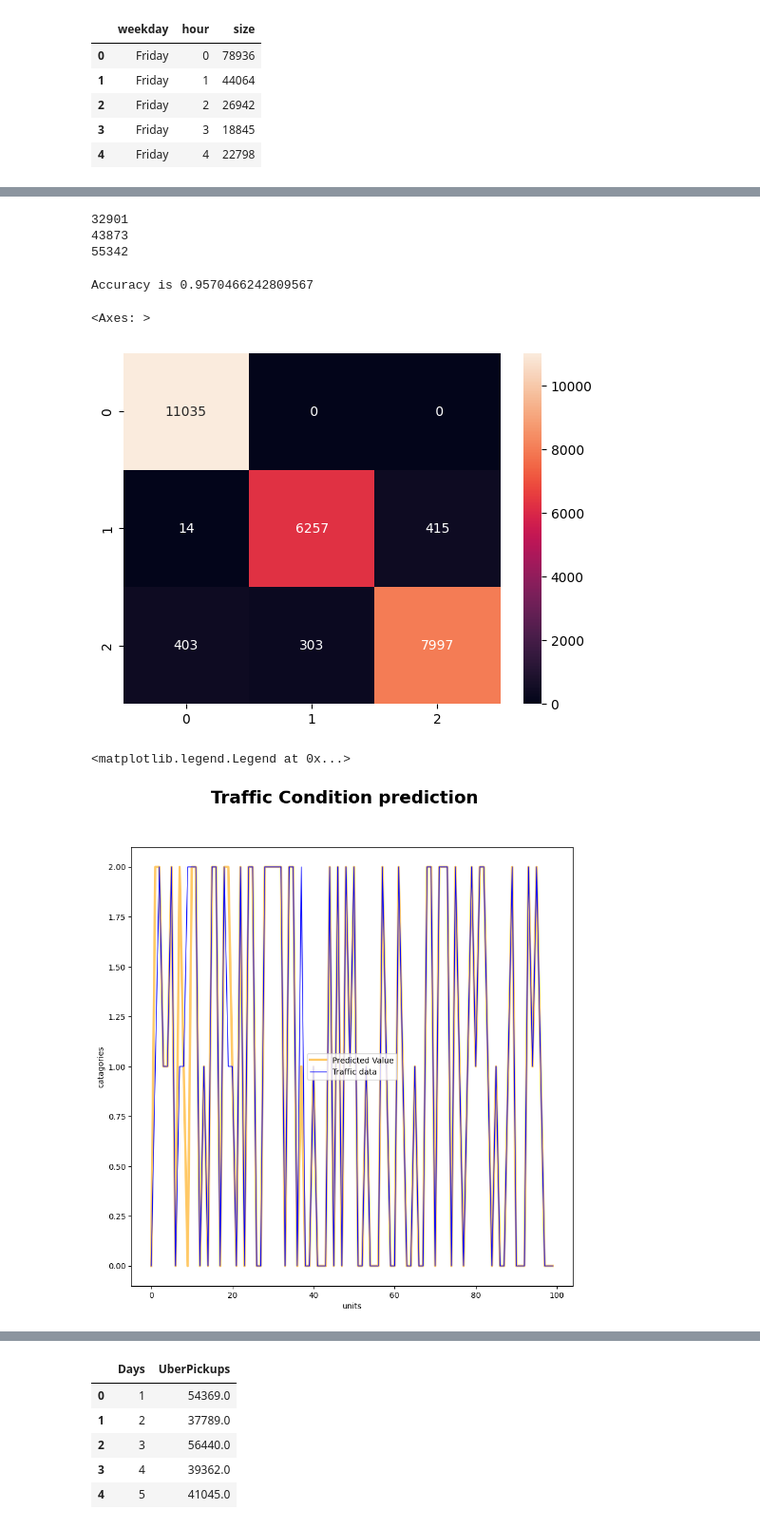
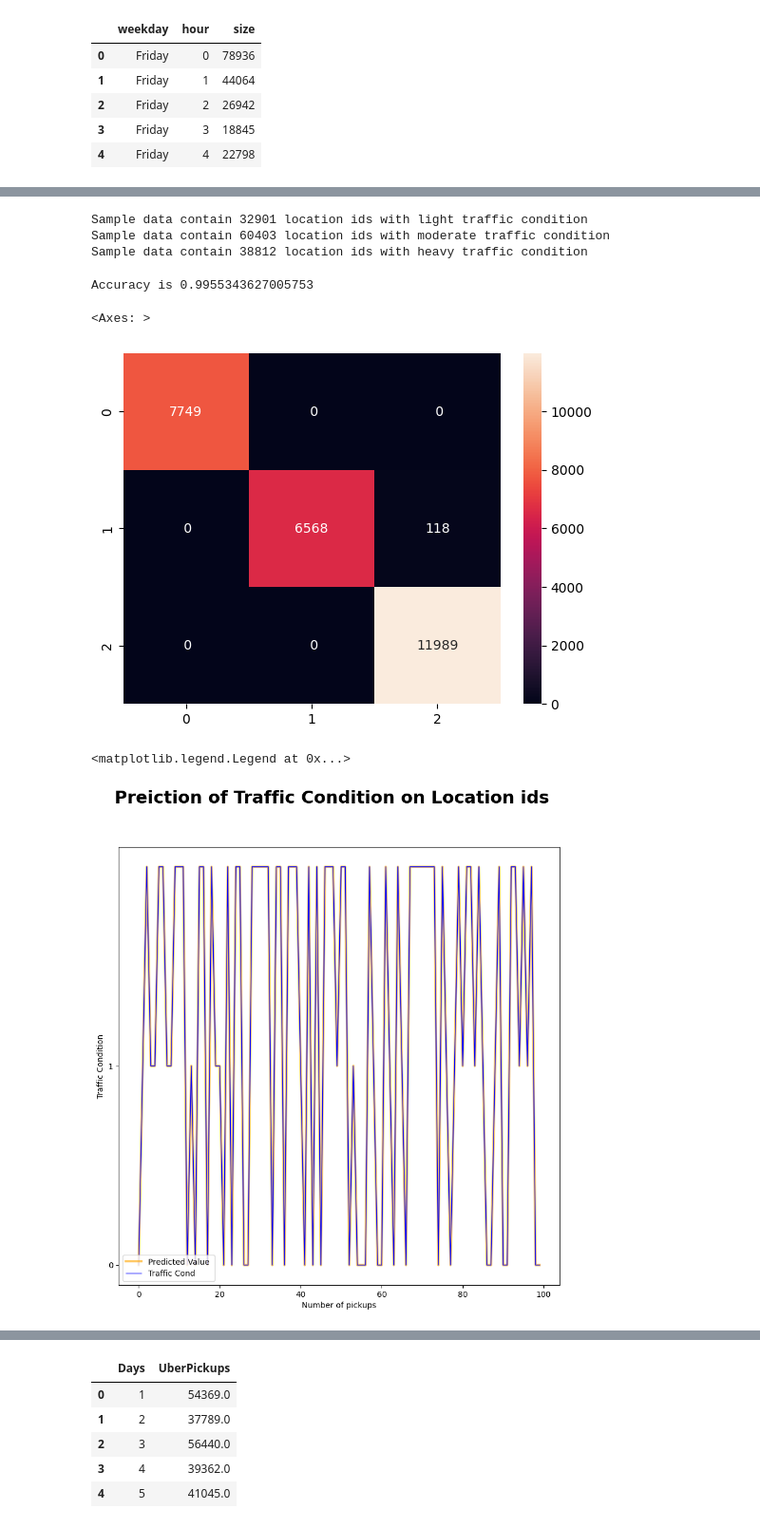
Before and after one commit to JeremyKrick/traffic-trend-predictor, a Jupyter notebook: Final_Project_IOT.ipynb, the cells around one changed output, grey strips where cells are left out. Shown at 95% size. Cells and saved outputs as stored; diff of their text form; code cells hidden in the pictures.

```diff
--- a/Final_Project_IOT.ipynb
+++ b/Final_Project_IOT.ipynb
@@ -86,2 +59,0 @@ df_uber.loc[(df_uber['Traffic_conditions']!='light') & (df_uber['Traffic_conditi
-# %%
-df_uber['Datetime']= pd.to_datetime(df_uber['Pickup_date'])
@@ -98,4 +59,0 @@ dtype: object
-# %%
-#convert datetime to epoch/unix time
-from datetime import datetime
-df_uber['unix']=df_uber['Datetime'].astype(int) / 10**9
@@ -167,3 +72,7 @@ df_uber['Day'] = [month_day [1] for month_day in df_uber['month_day']]
+# %%
+#convert datetime to epoch/unix time
+from datetime import datetime
+df_uber['unix']=df_uber['Pickup_date'].astype(int) / 10**9
 # %%
 df_uber.head()
 # %% [output]
@@ -283,9 +328,12 @@ random_sample.head()
 # %%
-print(len(random_sample.loc[random_sample['Traffic_conditions']=='light']))
-print(len(random_sample.loc[random_sample['Traffic_conditions']=='moderate']))
-print(len(random_sample.loc[random_sample['Traffic_conditions']=='heavy']))
+light_cond=len(random_sample.loc[random_sample['Traffic_conditions']=='light'])
+moderate_cond=len(random_sample.loc[random_sample['Traffic_conditions']=='moderate'])
+heavy_cond=len(random_sample.loc[random_sample['Traffic_conditions']=='heavy'])
+print(f"Sample data contain {light_cond} location ids with light traffic condition")
+print(f"Sample data contain {moderate_cond} location ids with moderate traffic condition")
+print(f"Sample data contain {heavy_cond} location ids with heavy traffic condition")
 # %% [output]
-32901
-43873
-55342
+Sample data contain 32901 location ids with light traffic condition
+Sample data contain 60403 location ids with moderate traffic condition
+Sample data contain 38812 location ids with heavy traffic condition
 # %%
@@ -314,23 +364,24 @@ Y_pred = classifier.predict(X_test)
 # %%
 print("Accuracy is {}".format(accuracy_score(Y_test, Y_pred)))
 # %% [output]
-Accuracy is 0.9570466242809567
+Accuracy is 0.9955343627005753
 # %%
 cm = confusion_matrix(Y_test, Y_pred)
 sns.heatmap(cm,annot=True,fmt='2.0f')
 # %% [output]
 <Axes: >
-[figure, old version]
+[figure, new version]
 # %%
+# Show predicted vs actual values for Traffic Condition for first 100 results
 fig, ax = plt.subplots(figsize=(10,10))
-fig.suptitle('Traffic Condition prediction', fontsize=22, fontweight='bold')
+fig.suptitle('Preiction of Traffic Condition on Location ids', fontsize=22, fontweight='bold')
 #ax.set_title('mu = %g, ph=%g ' %(mu, ph))
-ax.plot( Y_pred[0:100], label='Predicted Value', linewidth=3, color='orange', alpha=0.6)
-ax.plot(Y_test[0:100], label='Traffic data',linewidth=1, color='blue')
-#ax.plot(t_tot, hypoglycemiaTH, label='Hypoglycemia threshold')
-ax.set_xlabel('units')
-ax.set_ylabel('catagories')
+ax.plot( Y_pred[0:100], label='Predicted Value ', linewidth=3, color='orange', alpha=0.6)
+ax.plot(Y_test[0:100], label='Traffic Cond',linewidth=1, color='blue')
+ax.set( yticks=np.arange(Y_pred.min(), Y_pred.max(), 1), yticklabels=range(0, 2));
+ax.set_xlabel('Number of pickups')
+ax.set_ylabel('Traffic Condition')
 ax.legend()
 # %% [output]
 <matplotlib.legend.Legend at 0x...>
-[figure, old version]
+[figure, new version]
```
Also changed, not shown: parts of 86 cells of this notebook.
